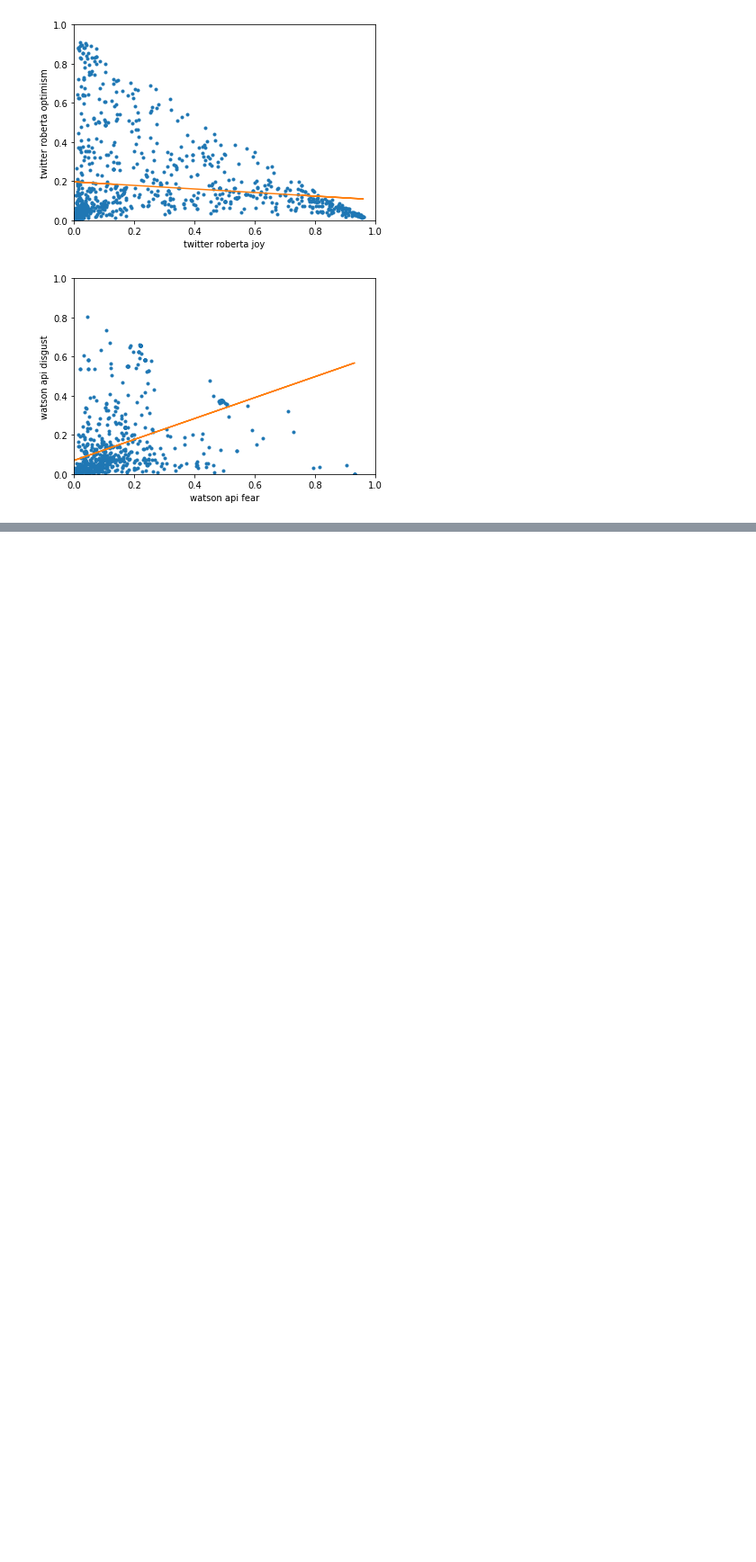
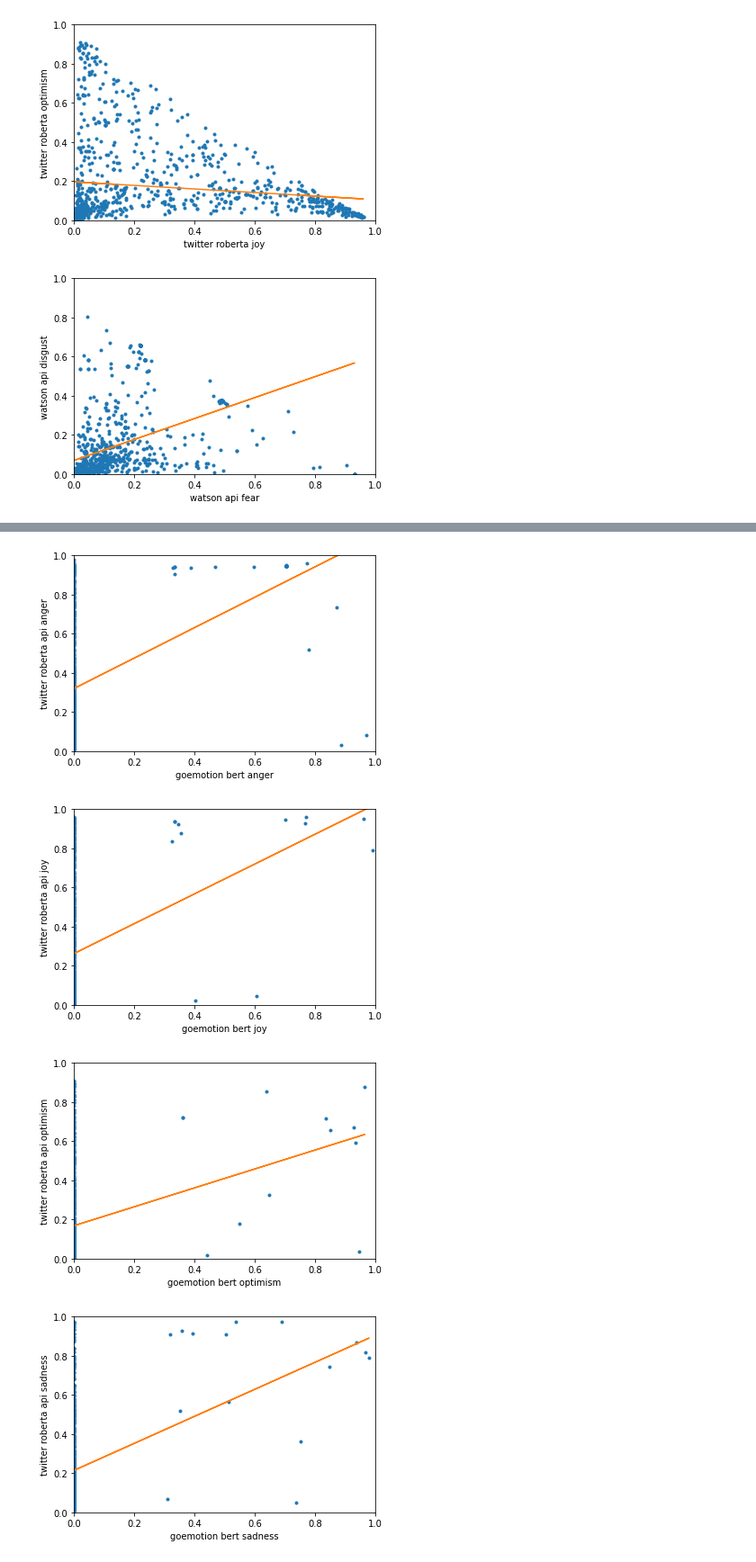
Before and after one commit to cdolfi/epik_open, a Jupyter notebook: notebooks/compare_models.ipynb, the cells around one changed output, grey strips where cells are left out. Shown at 90% size. Drawn from its saved outputs; the diff is of its cells as text; code cells hidden in the pictures; blank space fills up the shorter version.

```diff
--- a/notebooks/compare_models.ipynb
+++ b/notebooks/compare_models.ipynb
@@ -145,0 +165,7 @@ compare_dfs(t5_emotion, watson_df_2, 't5 emotion', 'watson api')
+# %%
+compare_dfs(goemotion_bert, softmax_df, 'goemotion bert', 'twitter roberta api')
+# %% [output]
+[figure, added]
+[figure, added]
+[figure, added]
+[figure, added]
```
Also changed, not shown: parts of 21 cells of this notebook, 1 other file.
